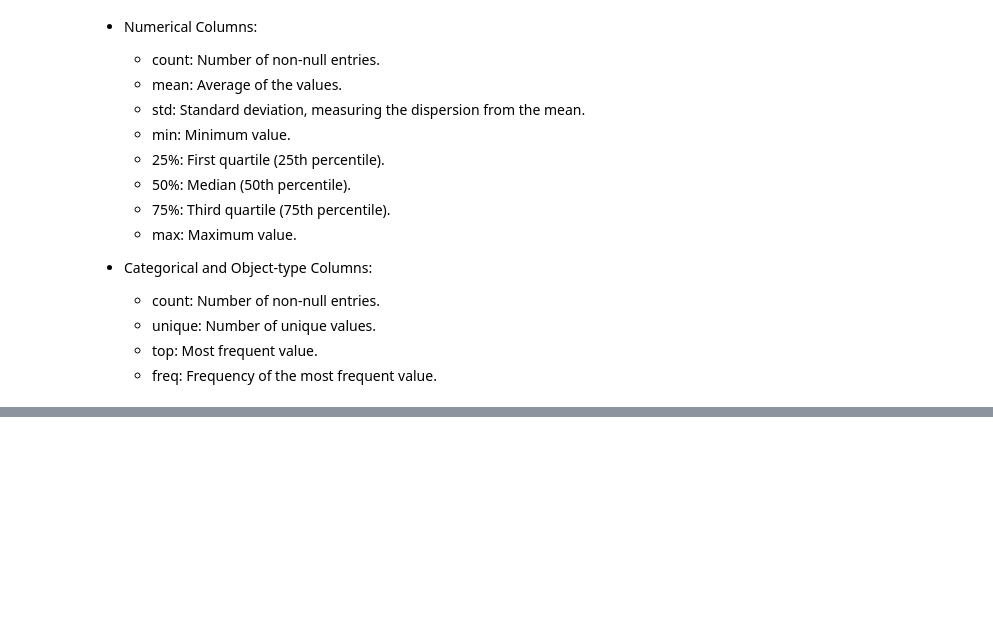
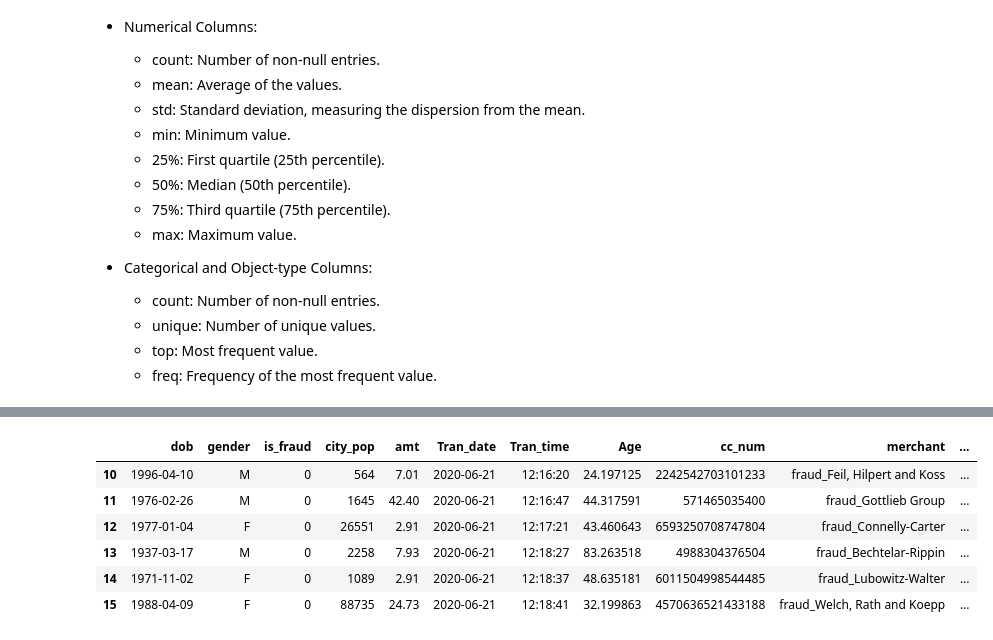
Before and after one commit to ElfCoon/Pandas---Refresher, a Jupyter notebook: Intro-to-Pandas-DataFrames.ipynb, the cells around one changed output, grey strips where cells are left out. Drawn from its saved outputs; the diff is of its cells as text; code cells hidden in the pictures; blank space fills up the shorter version.

Commit message:
More updates on Indexing and Slicing

```diff
--- a/Intro-to-Pandas-DataFrames.ipynb
+++ b/Intro-to-Pandas-DataFrames.ipynb
@@ -840,0 +925,11 @@ Transposing the DataFrame using .T swaps rows and columns. This is particularly
+# %%
+# Using .loc to access details from index 10 to 15
+data_df.loc[10:15, :]
+# %% [output]
+|  | dob | gender | is_fraud | city_pop | amt | Tran_date | Tran_time | Age | cc_num | merchant | ... |
+| 10 | 1996-04-10 | M | 0 | 564 | 7.01 | 2020-06-21 | 12:16:20 | 24.197125 | 2242542703101233 | fraud_Feil, Hilpert and Koss | ... |
+| 11 | 1976-02-26 | M | 0 | 1645 | 42.40 | 2020-06-21 | 12:16:47 | 44.317591 | 571465035400 | fraud_Gottlieb Group | ... |
+| 12 | 1977-01-04 | F | 0 | 26551 | 2.91 | 2020-06-21 | 12:17:21 | 43.460643 | 6593250708747804 | fraud_Connelly-Carter | ... |
+| 13 | 1937-03-17 | M | 0 | 2258 | 7.93 | 2020-06-21 | 12:18:27 | 83.263518 | 4988304376504 | fraud_Bechtelar-Rippin | ... |
+| 14 | 1971-11-02 | F | 0 | 1089 | 2.91 | 2020-06-21 | 12:18:37 | 48.635181 | 6011504998544485 | fraud_Lubowitz-Walter | ... |
+| 15 | 1988-04-09 | F | 0 | 88735 | 24.73 | 2020-06-21 | 12:18:41 | 32.199863 | 4570636521433188 | fraud_Welch, Rath and Koepp | ... |
```
Also changed, not shown: parts of 9 cells of this notebook.
